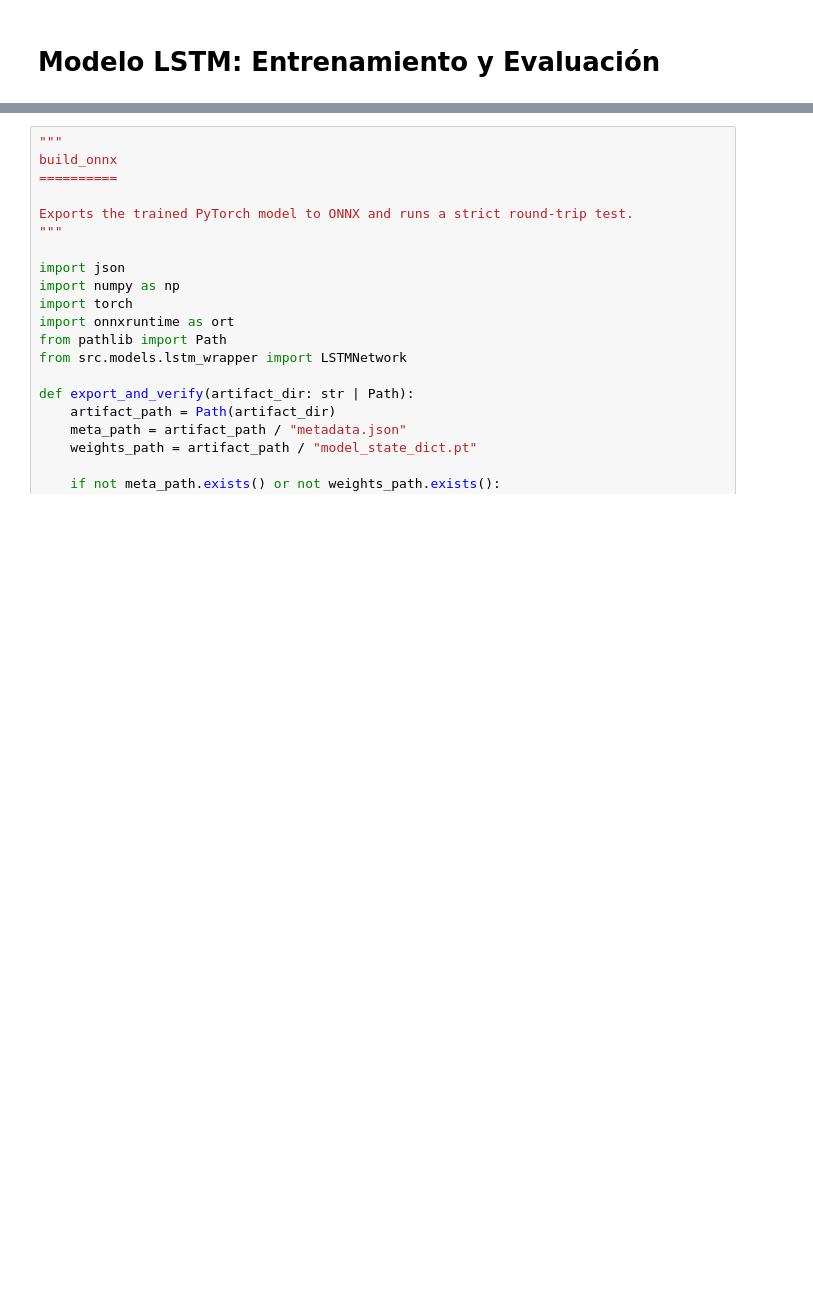
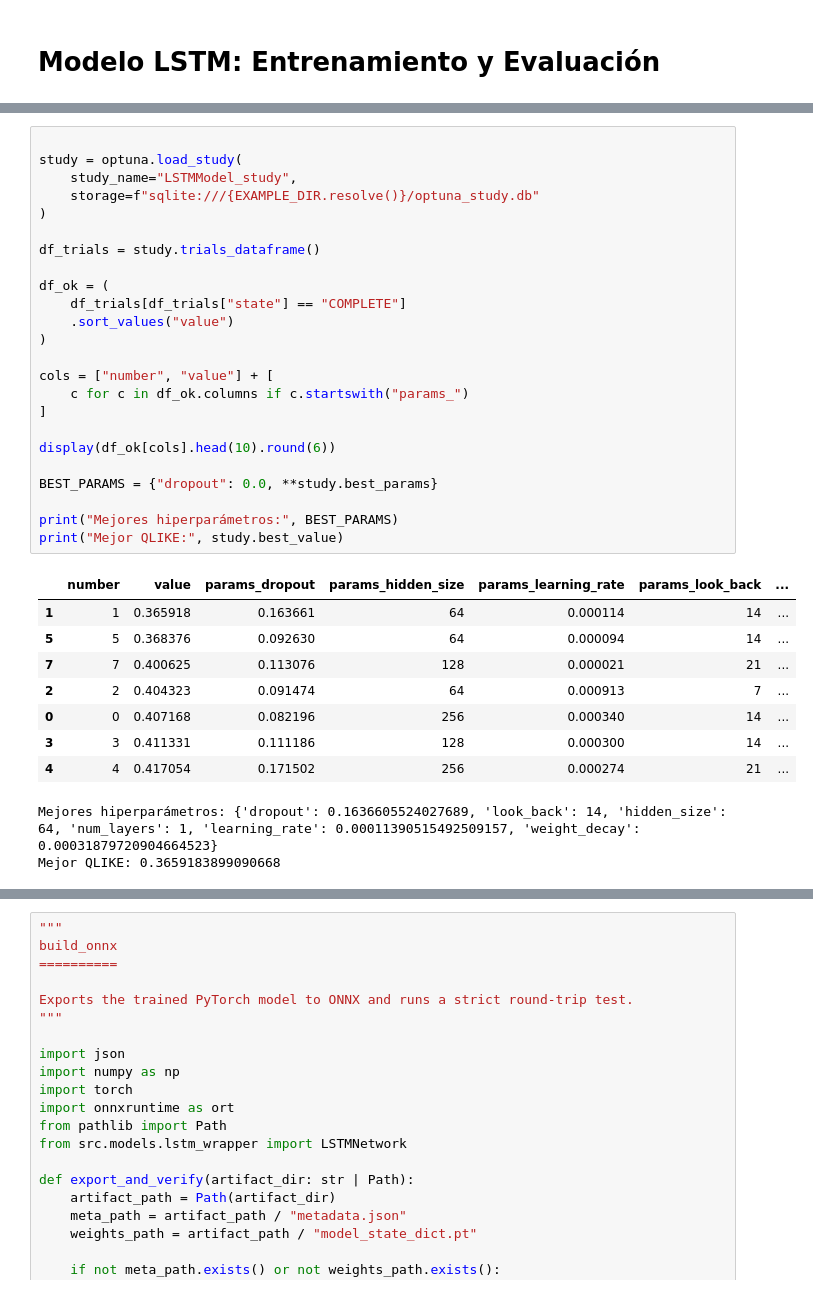
Before and after one commit to cjarango/brent-crude-nlp-market-dynamics, a Jupyter notebook: notebooks/06_lstm_model.ipynb, the cells around one changed output, grey strips where cells are left out. Drawn from its saved outputs; the diff is of its cells as text; blank space fills up the shorter version.

```diff
--- a/notebooks/06_lstm_model.ipynb
+++ b/notebooks/06_lstm_model.ipynb
@@ -329,0 +421,35 @@ RESULTADOS DEL SMOKE TEST (tiempo total: 34.4s)
+# %%
+
+study = optuna.load_study(
+    study_name="LSTMModel_study",
+    storage=f"sqlite:///{EXAMPLE_DIR.resolve()}/optuna_study.db"
+)
+
+df_trials = study.trials_dataframe()
+
+df_ok = (
+    df_trials[df_trials["state"] == "COMPLETE"]
+    .sort_values("value")
+)
+
+cols = ["number", "value"] + [
+    c for c in df_ok.columns if c.startswith("params_")
+]
+
+display(df_ok[cols].head(10).round(6))
+
+BEST_PARAMS = {"dropout": 0.0, **study.best_params}
+
+print("Mejores hiperparámetros:", BEST_PARAMS)
+print("Mejor QLIKE:", study.best_value)
+# %% [output]
+|  | number | value | params_dropout | params_hidden_size | params_learning_rate | params_look_back | ... |
+| 1 | 1 | 0.365918 | 0.163661 | 64 | 0.000114 | 14 | ... |
+| 5 | 5 | 0.368376 | 0.092630 | 64 | 0.000094 | 14 | ... |
+| 7 | 7 | 0.400625 | 0.113076 | 128 | 0.000021 | 21 | ... |
+| 2 | 2 | 0.404323 | 0.091474 | 64 | 0.000913 | 7 | ... |
+| 0 | 0 | 0.407168 | 0.082196 | 256 | 0.000340 | 14 | ... |
+| 3 | 3 | 0.411331 | 0.111186 | 128 | 0.000300 | 14 | ... |
+| 4 | 4 | 0.417054 | 0.171502 | 256 | 0.000274 | 21 | ... |
+Mejores hiperparámetros: {'dropout': 0.1636605524027689, 'look_back': 14, 'hidden_size': 64, 'num_layers': 1, 'learning_rate': 0.00011390515492509157, 'weight_decay': 0.00031879720904664523}
+Mejor QLIKE: 0.3659183899090668
```
Also changed, not shown: parts of 10 cells of this notebook, 44 other files.
